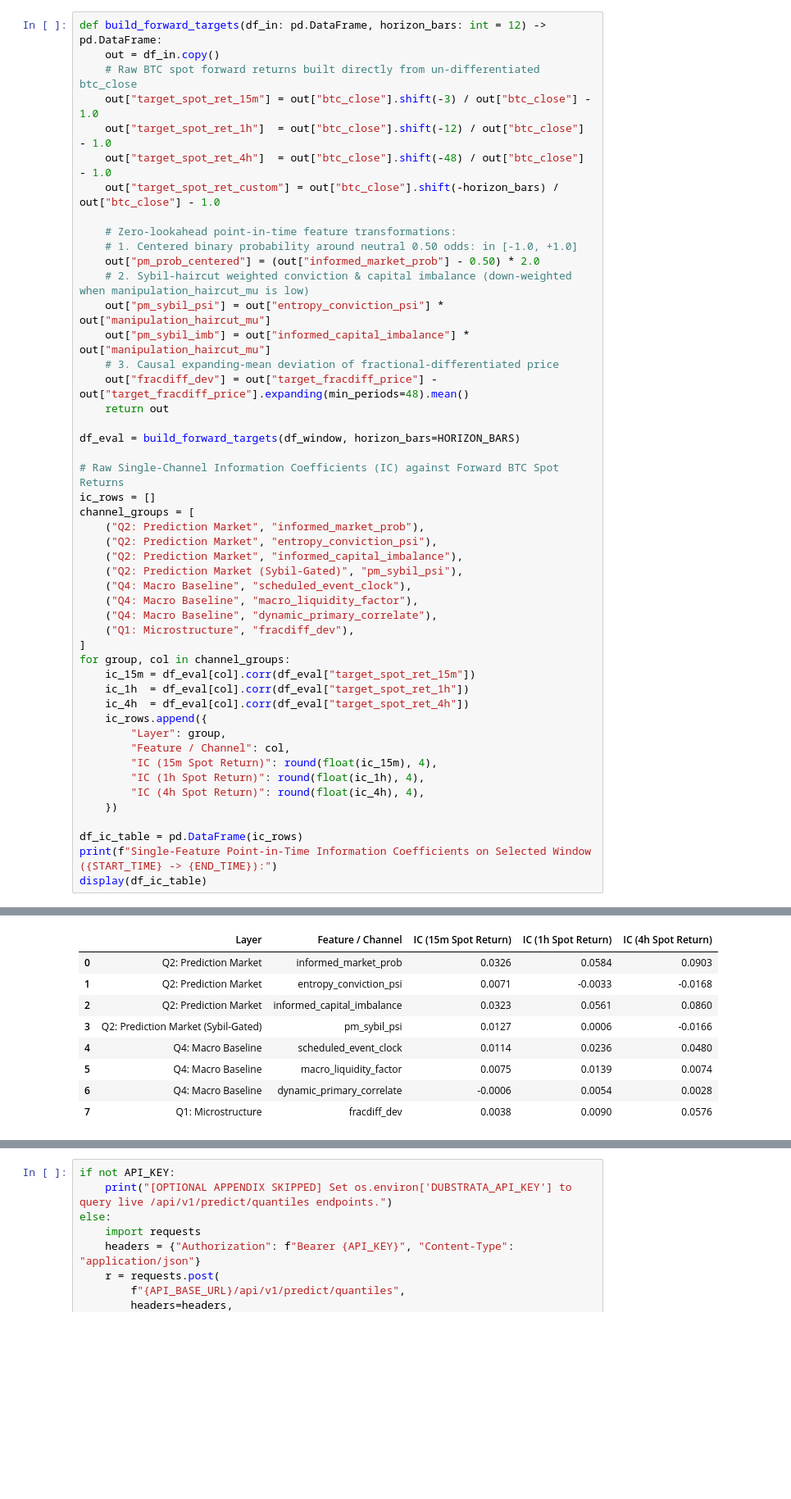
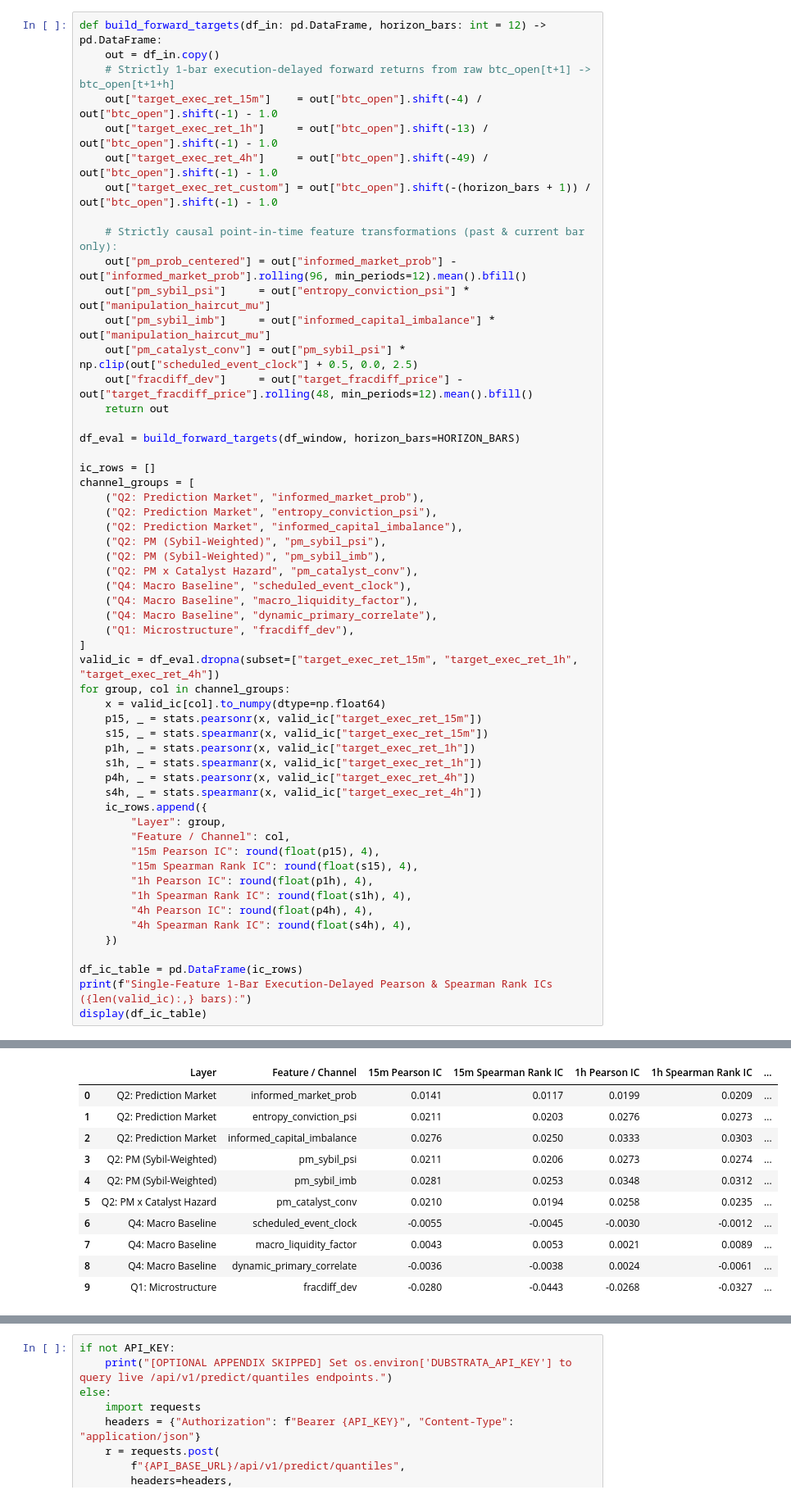
Before and after one commit to MuzikayiseKhuzwayo/dubstrata-quant-eval-kit, a Jupyter notebook: quant-evaluation-kit.ipynb, the cells around one changed output, grey strips where cells are left out. Shown at 82% size. Saved outputs shown, nothing was run; the diff lists cells and outputs as text; blank space fills up the shorter version.

```diff
--- a/quant-evaluation-kit.ipynb
+++ b/quant-evaluation-kit.ipynb
@@ -201,49 +208,56 @@ Notice that the final $h$ rows at the right edge of the window are strictly purg
 # %%
 def build_forward_targets(df_in: pd.DataFrame, horizon_bars: int = 12) -> pd.DataFrame:
     out = df_in.copy()
-    # Raw BTC spot forward returns built directly from un-differentiated btc_close
-    out["target_spot_ret_15m"] = out["btc_close"].shift(-3) / out["btc_close"] - 1.0
-    out["target_spot_ret_1h"]  = out["btc_close"].shift(-12) / out["btc_close"] - 1.0
-    out["target_spot_ret_4h"]  = out["btc_close"].shift(-48) / out["btc_close"] - 1.0
-    out["target_spot_ret_custom"] = out["btc_close"].shift(-horizon_bars) / out["btc_close"] - 1.0
+    # Strictly 1-bar execution-delayed forward returns from raw btc_open[t+1] -> btc_open[t+1+h]
+    out["target_exec_ret_15m"]    = out["btc_open"].shift(-4) / out["btc_open"].shift(-1) - 1.0
+    out["target_exec_ret_1h"]     = out["btc_open"].shift(-13) / out["btc_open"].shift(-1) - 1.0
+    out["target_exec_ret_4h"]     = out["btc_open"].shift(-49) / out["btc_open"].shift(-1) - 1.0
+    out["target_exec_ret_custom"] = out["btc_open"].shift(-(horizon_bars + 1)) / out["btc_open"].shift(-1) - 1.0
 
-    # Zero-lookahead point-in-time feature transformations:
-    # 1. Centered binary probability around neutral 0.50 odds: in [-1.0, +1.0]
-    out["pm_prob_centered"] = (out["informed_market_prob"] - 0.50) * 2.0
-    # 2. Sybil-haircut weighted conviction & capital imbalance (down-weighted when manipulation_haircut_mu is low)
-    out["pm_sybil_psi"] = out["entropy_conviction_psi"] * out["manipulation_haircut_mu"]
-    out["pm_sybil_imb"] = out["informed_capital_imbalance"] * out["manipulation_haircut_mu"]
-    # 3. Causal expanding-mean deviation of fractional-differentiated price
-    out["fracdiff_dev"] = out["target_fracdiff_price"] - out["target_fracdiff_price"].expanding(min_periods=48).mean()
+    # Strictly causal point-in-time feature transformations (past & current bar only):
+    out["pm_prob_centered"] = out["informed_market_prob"] - out["informed_market_prob"].rolling(96, min_periods=12).mean().bfill()
+    out["pm_sybil_psi"]     = out["entropy_conviction_psi"] * out["manipulation_haircut_mu"]
+    out["pm_sybil_imb"]     = out["informed_capital_imbalance"] * out["manipulation_haircut_mu"]
+    out["pm_catalyst_conv"] = out["pm_sybil_psi"] * np.clip(out["scheduled_event_clock"] + 0.5, 0.0, 2.5)
+    out["fracdiff_dev"]     = out["target_fracdiff_price"] - out["target_fracdiff_price"].rolling(48, min_periods=12).mean().bfill()
     return out
 
 df_eval = build_forward_targets(df_window, horizon_bars=HORIZON_BARS)
 
-# Raw Single-Channel Information Coefficients (IC) against Forward BTC Spot Returns
 ic_rows = []
 channel_groups = [
     ("Q2: Prediction Market", "informed_market_prob"),
     ("Q2: Prediction Market", "entropy_conviction_psi"),
     ("Q2: Prediction Market", "informed_capital_imbalance"),
-    ("Q2: Prediction Market (Sybil-Gated)", "pm_sybil_psi"),
+    ("Q2: PM (Sybil-Weighted)", "pm_sybil_psi"),
+    ("Q2: PM (Sybil-Weighted)", "pm_sybil_imb"),
+    ("Q2: PM x Catalyst Hazard", "pm_catalyst_conv"),
     ("Q4: Macro Baseline", "scheduled_event_clock"),
     ("Q4: Macro Baseline", "macro_liquidity_factor"),
     ("Q4: Macro Baseline", "dynamic_primary_correlate"),
     ("Q1: Microstructure", "fracdiff_dev"),
 ]
+valid_ic = df_eval.dropna(subset=["target_exec_ret_15m", "target_exec_ret_1h", "target_exec_ret_4h"])
 for group, col in channel_groups:
-    ic_15m = df_eval[col].corr(df_eval["target_spot_ret_15m"])
-    ic_1h  = df_eval[col].corr(df_eval["target_spot_ret_1h"])
-    ic_4h  = df_eval[col].corr(df_eval["target_spot_ret_4h"])
+    x = valid_ic[col].to_numpy(dtype=np.float64)
+    p15, _ = stats.pearsonr(x, valid_ic["target_exec_ret_15m"])
+    s15, _ = stats.spearmanr(x, valid_ic["target_exec_ret_15m"])
+    p1h, _ = stats.pearsonr(x, valid_ic["target_exec_ret_1h"])
+    s1h, _ = stats.spearmanr(x, valid_ic["target_exec_ret_1h"])
+    p4h, _ = stats.pearsonr(x, valid_ic["target_exec_ret_4h"])
+    s4h, _ = stats.spearmanr(x, valid_ic["target_exec_ret_4h"])
     ic_rows.append({
         "Layer": group,
         "Feature / Channel": col,
-        "IC (15m Spot Return)": round(float(ic_15m), 4),
-        "IC (1h Spot Return)": round(float(ic_1h), 4),
-        "IC (4h Spot Return)": round(float(ic_4h), 4),
+        "15m Pearson IC": round(float(p15), 4),
+        "15m Spearman Rank IC": round(float(s15), 4),
+        "1h Pearson IC": round(float(p1h), 4),
+        "1h Spearman Rank IC": round(float(s1h), 4),
+        "4h Pearson IC": round(float(p4h), 4),
+        "4h Spearman Rank IC": round(float(s4h), 4),
     })
 
 df_ic_table = pd.DataFrame(ic_rows)
-print(f"Single-Feature Point-in-Time Information Coefficients on Selected Window ({START_TIME} -> {END_TIME}):")
+print(f"Single-Feature 1-Bar Execution-Delayed Pearson & Spearman Rank ICs ({len(valid_ic):,} bars):")
 display(df_ic_table)
 # %% [output]
@@ -251,9 +265,11 @@ Single-Feature Point-in-Time Information Coefficients on Selected Window (2026-0
-|  | Layer | Feature / Channel | IC (15m Spot Return) | IC (1h Spot Return) | IC (4h Spot Return) |
-| 0 | Q2: Prediction Market | informed_market_prob | 0.0326 | 0.0584 | 0.0903 |
-| 1 | Q2: Prediction Market | entropy_conviction_psi | 0.0071 | -0.0033 | -0.0168 |
-| 2 | Q2: Prediction Market | informed_capital_imbalance | 0.0323 | 0.0561 | 0.0860 |
-| 3 | Q2: Prediction Market (Sybil-Gated) | pm_sybil_psi | 0.0127 | 0.0006 | -0.0166 |
-| 4 | Q4: Macro Baseline | scheduled_event_clock | 0.0114 | 0.0236 | 0.0480 |
-| 5 | Q4: Macro Baseline | macro_liquidity_factor | 0.0075 | 0.0139 | 0.0074 |
-| 6 | Q4: Macro Baseline | dynamic_primary_correlate | -0.0006 | 0.0054 | 0.0028 |
-| 7 | Q1: Microstructure | fracdiff_dev | 0.0038 | 0.0090 | 0.0576 |
+|  | Layer | Feature / Channel | 15m Pearson IC | 15m Spearman Rank IC | 1h Pearson IC | 1h Spearman Rank IC | ... |
+| 0 | Q2: Prediction Market | informed_market_prob | 0.0141 | 0.0117 | 0.0199 | 0.0209 | ... |
+| 1 | Q2: Prediction Market | entropy_conviction_psi | 0.0211 | 0.0203 | 0.0276 | 0.0273 | ... |
+| 2 | Q2: Prediction Market | informed_capital_imbalance | 0.0276 | 0.0250 | 0.0333 | 0.0303 | ... |
+| 3 | Q2: PM (Sybil-Weighted) | pm_sybil_psi | 0.0211 | 0.0206 | 0.0273 | 0.0274 | ... |
+| 4 | Q2: PM (Sybil-Weighted) | pm_sybil_imb | 0.0281 | 0.0253 | 0.0348 | 0.0312 | ... |
+| 5 | Q2: PM x Catalyst Hazard | pm_catalyst_conv | 0.0210 | 0.0194 | 0.0258 | 0.0235 | ... |
+| 6 | Q4: Macro Baseline | scheduled_event_clock | -0.0055 | -0.0045 | -0.0030 | -0.0012 | ... |
+| 7 | Q4: Macro Baseline | macro_liquidity_factor | 0.0043 | 0.0053 | 0.0021 | 0.0089 | ... |
+| 8 | Q4: Macro Baseline | dynamic_primary_correlate | -0.0036 | -0.0038 | 0.0024 | -0.0061 | ... |
+| 9 | Q1: Microstructure | fracdiff_dev | -0.0280 | -0.0443 | -0.0268 | -0.0327 | ... |
```
Also changed, not shown: parts of 17 cells of this notebook, 2 other files.
